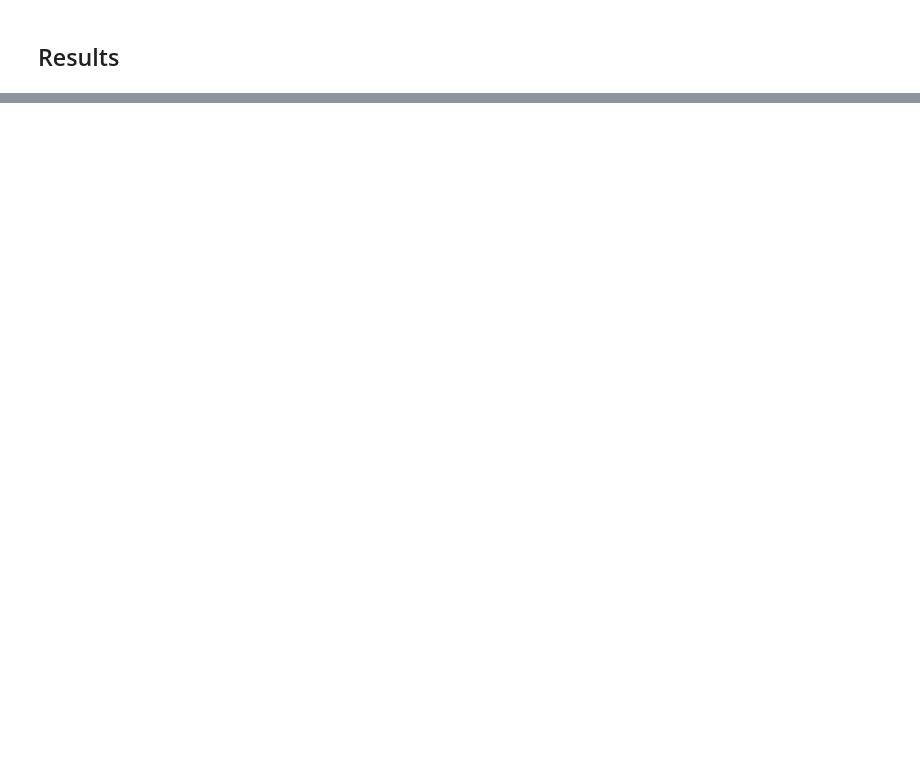
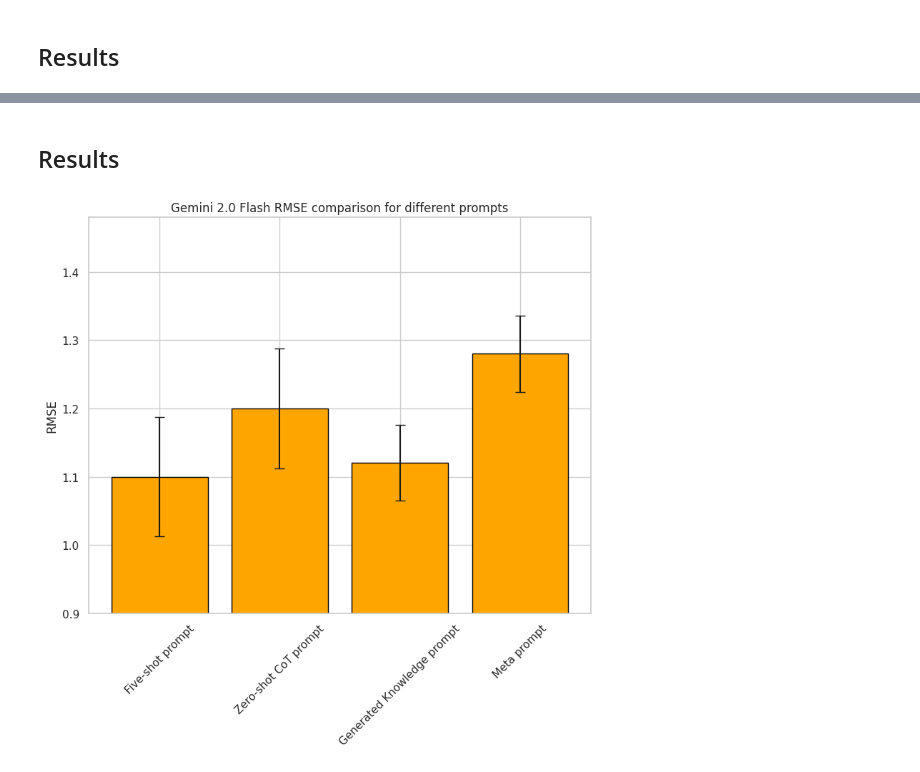
Before and after one commit to daKostych/Bachelor-Project-2025, a Jupyter notebook: llm_blog_generator/experiments/llm_blog_evaluator.ipynb, the cells around one changed output, grey strips where cells are left out. Saved outputs shown, nothing was run; the diff lists cells and outputs as text; code cells hidden in the pictures; blank space fills up the shorter version.

Commit message:
Add: experiments on test set

```diff
--- a/llm_blog_generator/experiments/llm_blog_evaluator.ipynb
+++ b/llm_blog_generator/experiments/llm_blog_evaluator.ipynb
@@ -1293,0 +1343,48 @@ plt.show()
+# %% [markdown]
+## Results
+# %%
+with open(TEST_FULL_RESULTS_PATH, "r", encoding="utf-8") as f:
+    test_full_res = json.load(f)
+
+def calculate_ACC_list(classification_list):
+    ACC = [round(metrics.accuracy_score(ytest_level.map(CLASSIFICATION_MAP), classification) * 100, 1) for classification in classification_list]
+    return ACC
+
+def calculate_error_list(type_err, classification_list):
+    error_list = []
+    if type_err == "RMSE":
+        error_list = [round(metrics.root_mean_squared_error(ytest_level.map(CLASSIFICATION_MAP), classification), 1) for classification in classification_list]
+    elif type_err == "MAE":
+        error_list = [round(metrics.mean_absolute_error(ytest_level.map(CLASSIFICATION_MAP), classification), 1) for classification in classification_list]
+    return error_list
+# %%
+test_accuracy = {
+    "Five-shot prompt": calculate_ACC_list(test_full_res["Five-shot prompt"]),
+    "Zero-shot CoT prompt": calculate_ACC_list(test_full_res["Zero-shot CoT prompt"]),
+    "Generated Knowledge prompt": calculate_ACC_list(test_full_res["Generated Knowledge prompt"]),
+    "Meta prompt": calculate_ACC_list(test_full_res["Meta prompt"])
+}
+test_RMSE = {
+    "Five-shot prompt": calculate_error_list("RMSE", test_full_res["Five-shot prompt"]),
+    "Zero-shot CoT prompt": calculate_error_list("RMSE", test_full_res["Zero-shot CoT prompt"]),
+    "Generated Knowledge prompt": calculate_error_list("RMSE", test_full_res["Generated Knowledge prompt"]),
+    "Meta prompt": calculate_error_list("RMSE", test_full_res["Meta prompt"])
+}
+test_MAE = {
+    "Five-shot prompt": calculate_error_list("MAE", test_full_res["Five-shot prompt"]),
+    "Zero-shot CoT prompt": calculate_error_list("MAE", test_full_res["Zero-shot CoT prompt"]),
+    "Generated Knowledge prompt": calculate_error_list("MAE", test_full_res["Generated Knowledge prompt"]),
+    "Meta prompt": calculate_error_list("MAE", test_full_res["Meta prompt"])
+}
+# %%
+average_test_accuracy = [np.mean(np.array(item)) for key, item in test_accuracy.items()]
+average_test_RMSE = [np.mean(np.array(item)) for key, item in test_RMSE.items()]
+average_test_MAE = [np.mean(np.array(item)) for key, item in test_MAE.items()]
+# %%
+test_accuracy_error = calculate_error([item for key, item in test_accuracy.items()])
+test_RMSE_error = calculate_error([item for key, item in test_RMSE.items()])
+test_MAE_error = calculate_error([item for key, item in test_MAE.items()])
+# %%
+show_metric_bar_plot_low("Gemini 2.0 Flash", prompts, average_test_RMSE, "RMSE", test_RMSE_error)
+# %% [output]
+[figure, added]
```
Also changed, not shown: parts of 54 cells of this notebook.
